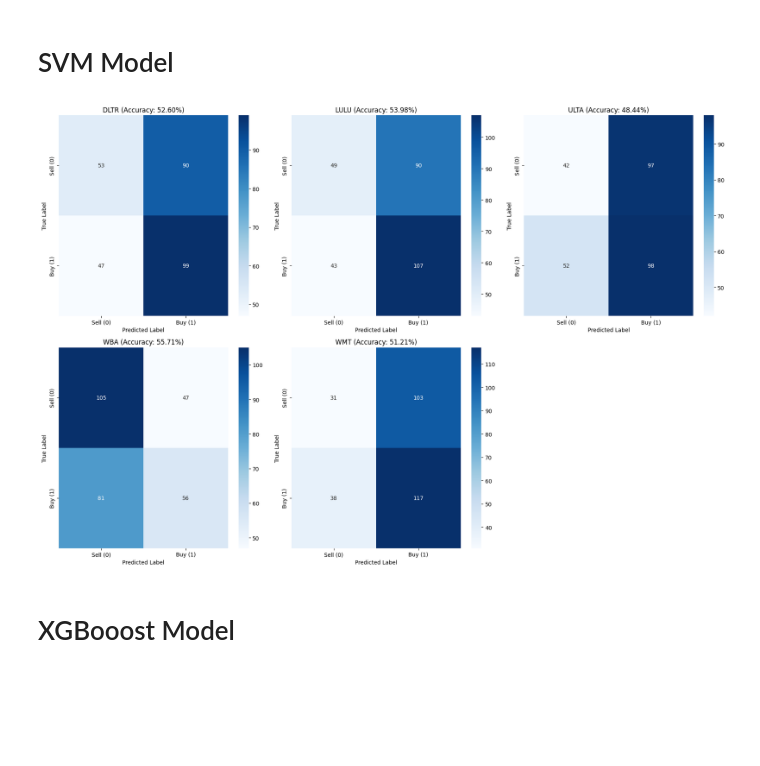
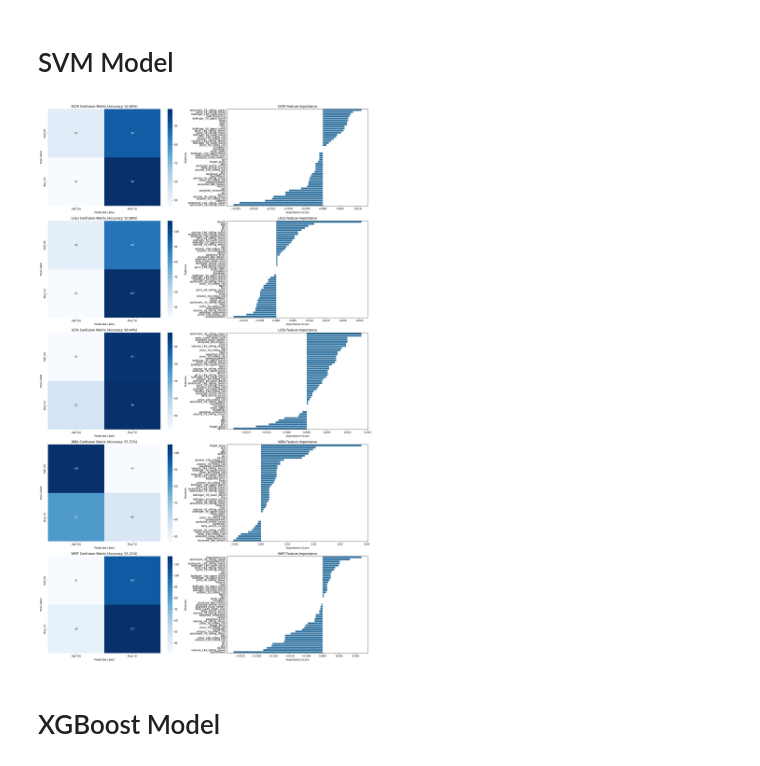
Before and after one commit to muziejus/coms-w4995-applied-machine-learning-project, a Jupyter notebook: unsubmitted/notebooks/stocks_sentiment_analysis.ipynb, the cells around one changed output. Drawn from its saved outputs; the diff is of its cells as text; code cells hidden in the pictures; blank space fills up the shorter version.

```diff
--- a/unsubmitted/notebooks/stocks_sentiment_analysis.ipynb
+++ b/unsubmitted/notebooks/stocks_sentiment_analysis.ipynb
@@ -121,43 +122,65 @@ class SVMAnalyzer:
             ('classifier', SVC(kernel='rbf', random_state=42))
         ])
         self.pipeline.fit(X_train, y_train)
+        self.X_test = X_test
+        self.y_test = y_test
         return X_test, y_test
+
+    def get_feature_importance(self):
+        # Calculate permutation importance
+        perm_importance = permutation_importance(
+            self.pipeline, self.X_test, self.y_test, n_repeats=10, random_state=42
+        )
+        feature_names = list(self.X_test.columns)
+        importance_df = pd.DataFrame({
+            'Feature': feature_names,
+            'Importance': perm_importance.importances_mean
+        }).sort_values(by='Importance', ascending=False)
+        return importance_df
 # %%
-fig, axes = plt.subplots(2, 3, figsize=(18, 12))
-axes = axes.flatten()
+fig, axes = plt.subplots(len(companies), 2, figsize=(18, 6 * len(companies)))
 
 for idx, company in enumerate(companies):
     analyzer = SVMAnalyzer()
     company_df = df[df['Company'] == company]
     X_test, y_test = analyzer.fit(company_df)
     y_pred = analyzer.pipeline.predict(X_test)
     accuracy = accuracy_score(y_test, y_pred)
     conf_matrix = confusion_matrix(y_test, y_pred)
 
-    # Plot the confusion matrix in the subplot
-    ax = axes[idx]
+    # Subplot 1: Confusion Matrix
     sns.heatmap(
         conf_matrix,
         annot=True,
         fmt='d',
         cmap='Blues',
         xticklabels=['Sell (0)', 'Buy (1)'],
         yticklabels=['Sell (0)', 'Buy (1)'],
-        ax=ax
+        ax=axes[idx, 0]
     )
-    ax.set_xlabel('Predicted Label')
-    ax.set_ylabel('True Label')
-    ax.set_title(f'{company.upper()} (Accuracy: {accuracy*100:.2f}%)')
+    axes[idx, 0].set_xlabel('Predicted Label')
+    axes[idx, 0].set_ylabel('True Label')
+    axes[idx, 0].set_title(f'{company.upper()} Confusion Matrix (Accuracy: {accuracy*100:.2f}%)')
 
-for idx in range(len(companies), len(axes)):
-    fig.delaxes(axes[idx])
+    # Subplot 2: Feature Importance
+    feature_importance = analyzer.get_feature_importance()
+    sns.barplot(
+        x='Importance',
+        y='Feature',
+        data=feature_importance,
+        ax=axes[idx, 1]
+    )
+    axes[idx, 1].set_title(f'{company.upper()} Feature Importance')
+    axes[idx, 1].set_xlabel('Importance Score')
+    axes[idx, 1].set_ylabel('Features')
 
+# Adjust layout
 plt.tight_layout()
 plt.show()
 # %% [output]
-[figure, old version]
+[figure, new version]
 # %% [markdown]
-# XGBooost Model
+# XGBoost Model
 # %%
 class XGBoostAnalyzer:
     def __init__(self):
```
Also changed, not shown: parts of 3 cells of this notebook.
